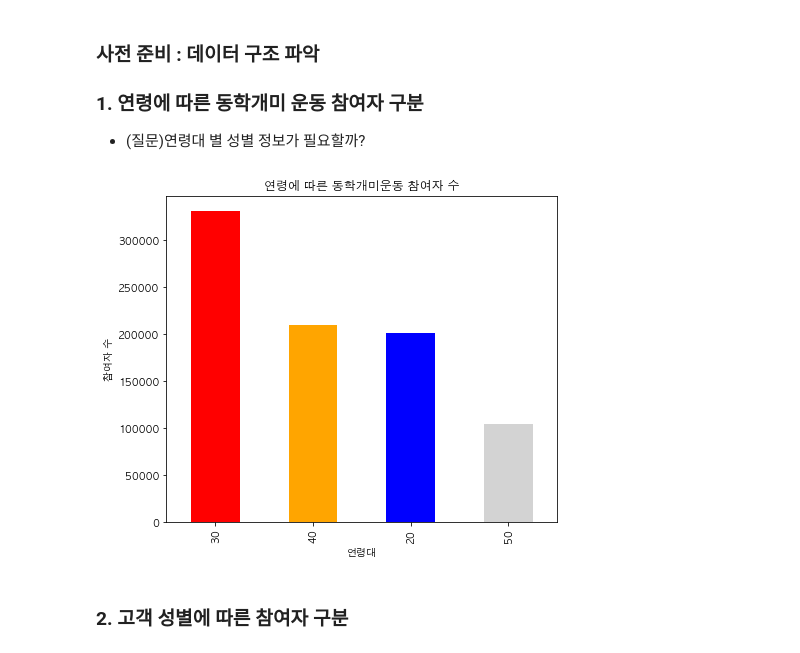
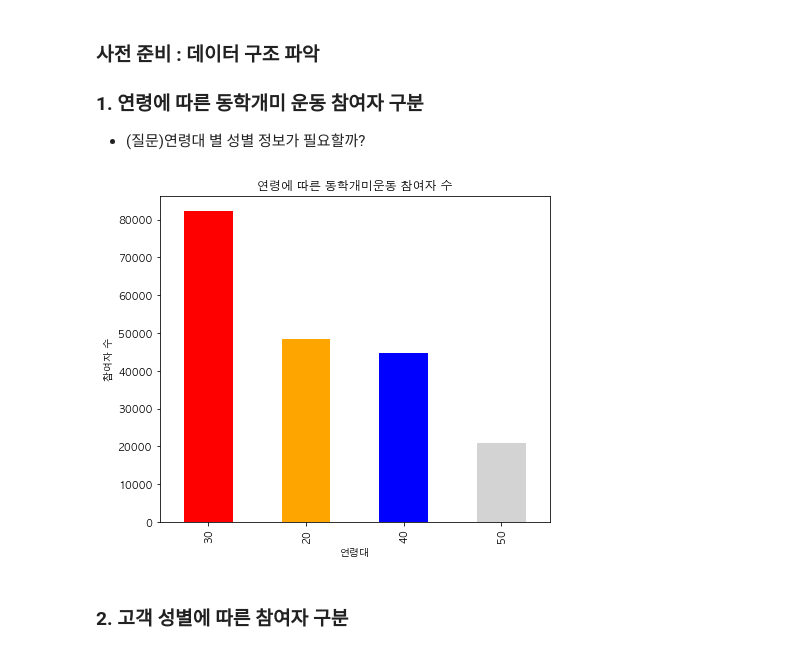
Before and after one commit to RyanKor/financial-data-competition-2021, a Jupyter notebook: Financial Data Competition 2021.ipynb, the cells around one changed output. Drawn from its saved outputs; the diff is of its cells as text; code cells hidden in the pictures.

```diff
--- a/Financial Data Competition 2021.ipynb
+++ b/Financial Data Competition 2021.ipynb
@@ -121,12 +174,12 @@ kor_invest.head()
 - (질문)연령대 별 성별 정보가 필요할까?
 # %%
 colors = ['red','orange','blue','lightgrey']
-age = kor_invest["동일나이군구분코드"].value_counts().plot.bar(figsize=(7, 6),color=colors)
+age = kor_invest[kor_invest["주소(시도)"]=="서울"]["동일나이군구분코드"].value_counts().plot.bar(figsize=(7, 6),color=colors)
 plt.xlabel("연령대")
 plt.ylabel("참여자 수")
 plt.title("연령에 따른 동학개미운동 참여자 수");
 # %% [output]
-[figure, old version]
+[figure, new version]
 # %% [markdown]
 ### 2. 고객 성별에 따른 참여자 구분
 # %%
```
Also changed, not shown: parts of 17 cells of this notebook.
